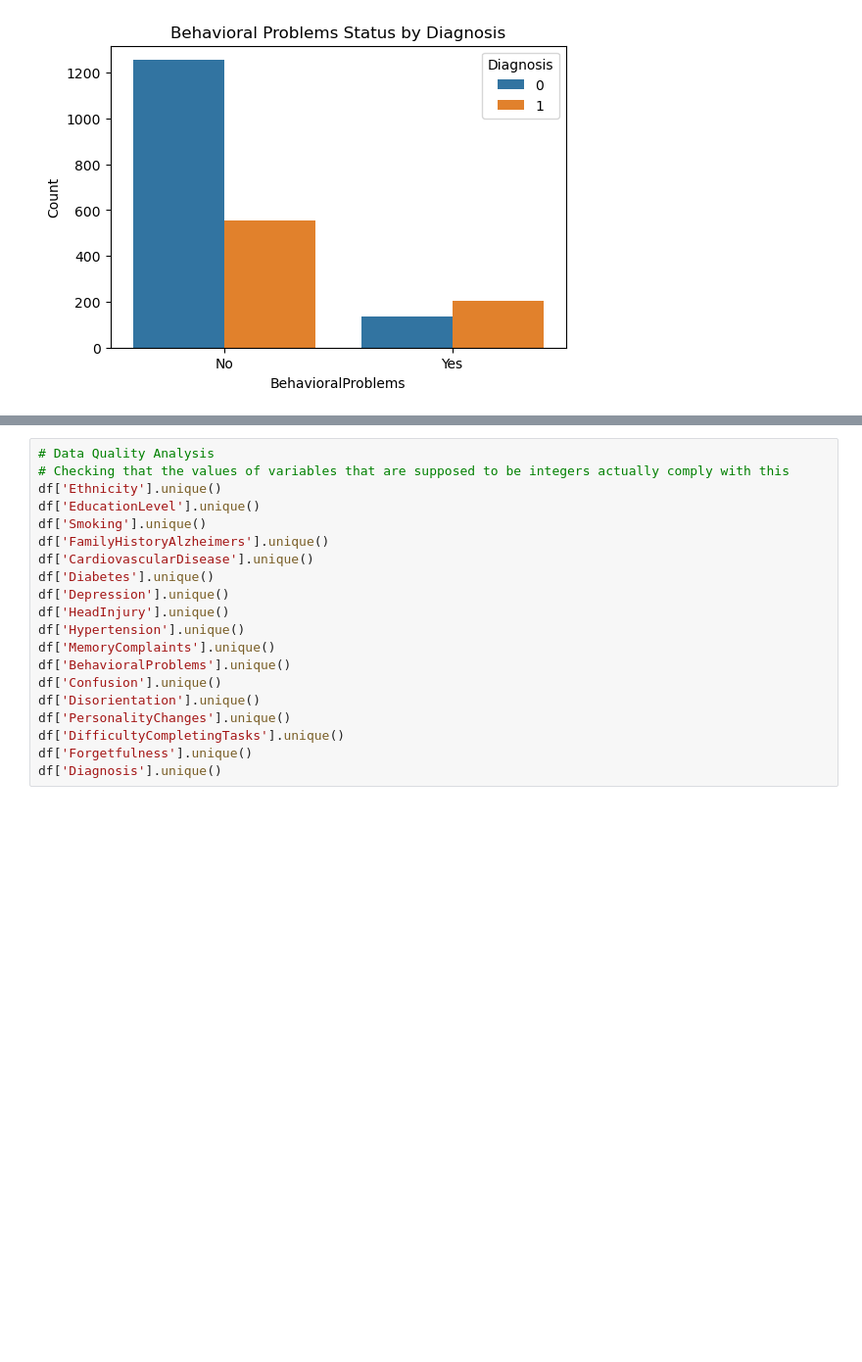
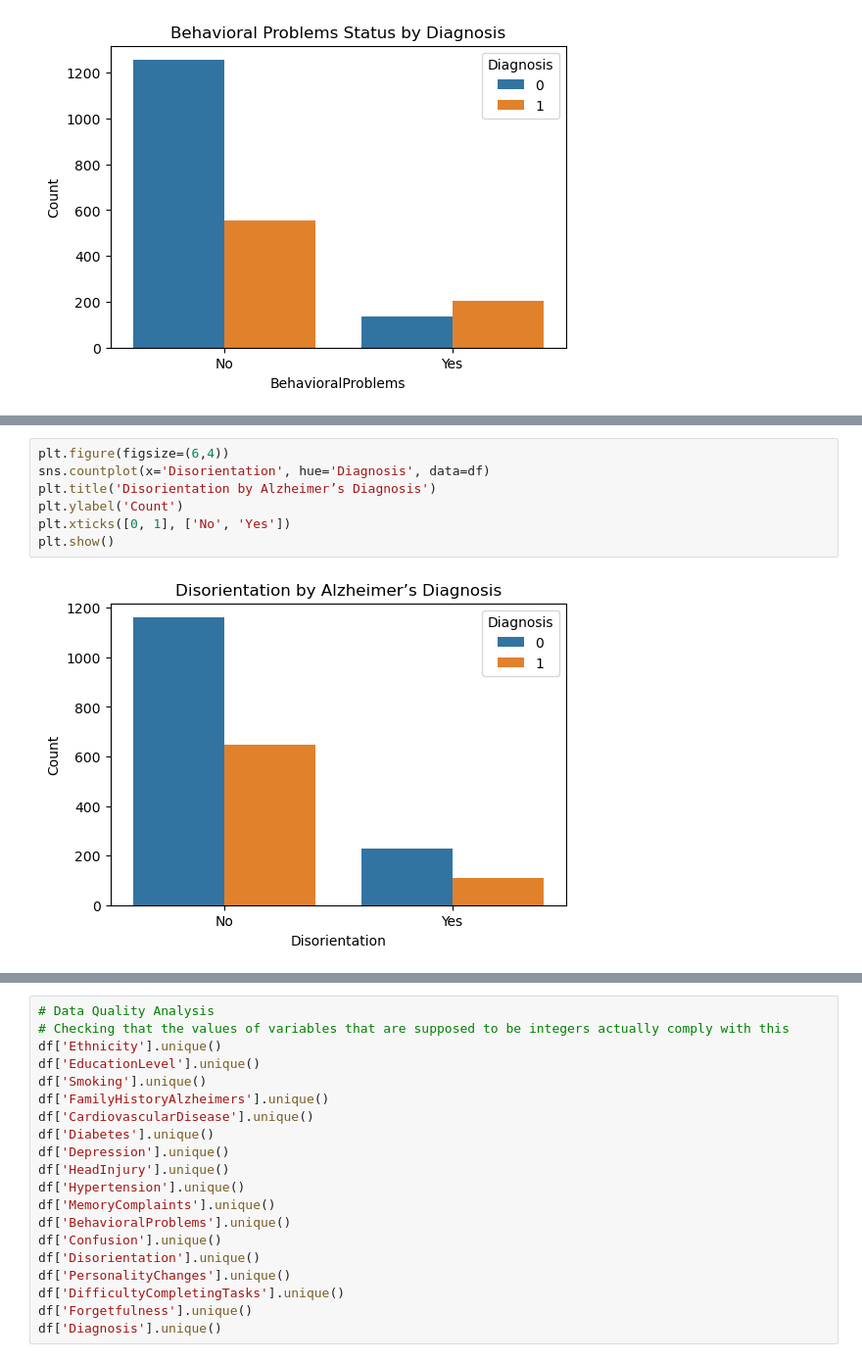
Before and after one commit to shaharberkovich/DataMining_shahar_hila_shir, a Jupyter notebook: AlzheimersProject.ipynb, the cells around one changed output, grey strips where cells are left out. Shown at 98% size. Cells and saved outputs as stored; diff of their text form; blank space fills up the shorter version.

```diff
--- a/AlzheimersProject.ipynb
+++ b/AlzheimersProject.ipynb
@@ -490,0 +500,9 @@ plt.show()
+# %%
+plt.figure(figsize=(6,4))
+sns.countplot(x='Disorientation', hue='Diagnosis', data=df)
+plt.title('Disorientation by Alzheimer’s Diagnosis')
+plt.ylabel('Count')
+plt.xticks([0, 1], ['No', 'Yes'])
+plt.show()
+# %% [output]
+[figure, added]
```
Also changed, not shown: parts of 5 cells of this notebook.
